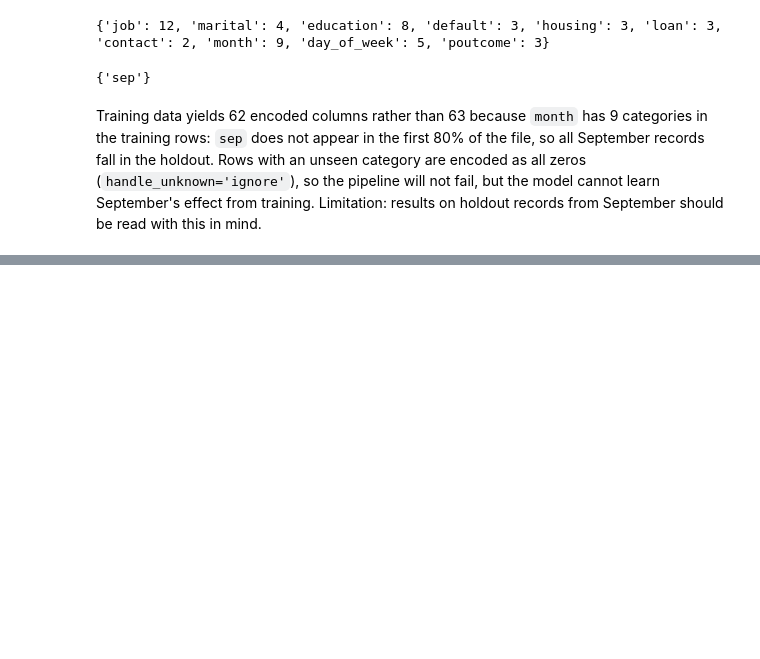
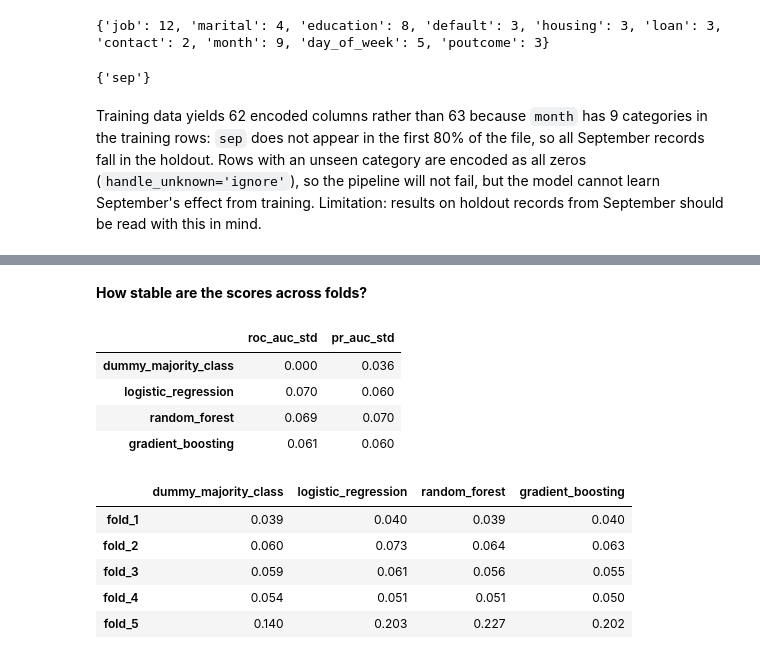
Before and after one commit to ShreyaKantamsetty/bank-campaign-prediction, a Jupyter notebook: notebooks/task1.ipynb, the cells around one changed output, grey strips where cells are left out. Drawn from its saved outputs; the diff is of its cells as text; code cells hidden in the pictures; blank space fills up the shorter version.

```diff
--- a/notebooks/task1.ipynb
+++ b/notebooks/task1.ipynb
@@ -434,0 +576,31 @@ Training data yields 62 encoded columns rather than 63 because `month` has 9 cat
+# %% [markdown]
+**How stable are the scores across folds?**
+# %%
+std_rows = {}
+per_fold_rows = {}
+
+for name, res in cv_results.items():
+    std_rows[name] = {
+        'roc_auc_std': res['test_roc_auc'].std(),
+        'pr_auc_std': res['test_pr_auc'].std(),
+    }
+    per_fold_rows[name] = res['test_pr_auc']
+
+std_table = pd.DataFrame(std_rows).T.round(3)
+per_fold_pr = pd.DataFrame(per_fold_rows).round(3)
+per_fold_pr.index = ['fold_1', 'fold_2', 'fold_3', 'fold_4', 'fold_5']
+
+display(std_table)
+display(per_fold_pr)
+# %% [output]
+|  | roc_auc_std | pr_auc_std |
+| dummy_majority_class | 0.000 | 0.036 |
+| logistic_regression | 0.070 | 0.060 |
+| random_forest | 0.069 | 0.070 |
+| gradient_boosting | 0.061 | 0.060 |
+|  | dummy_majority_class | logistic_regression | random_forest | gradient_boosting |
+| fold_1 | 0.039 | 0.040 | 0.039 | 0.040 |
+| fold_2 | 0.060 | 0.073 | 0.064 | 0.063 |
+| fold_3 | 0.059 | 0.061 | 0.056 | 0.055 |
+| fold_4 | 0.054 | 0.051 | 0.051 | 0.050 |
+| fold_5 | 0.140 | 0.203 | 0.227 | 0.202 |
```
Also changed, not shown: parts of 34 cells of this notebook.
